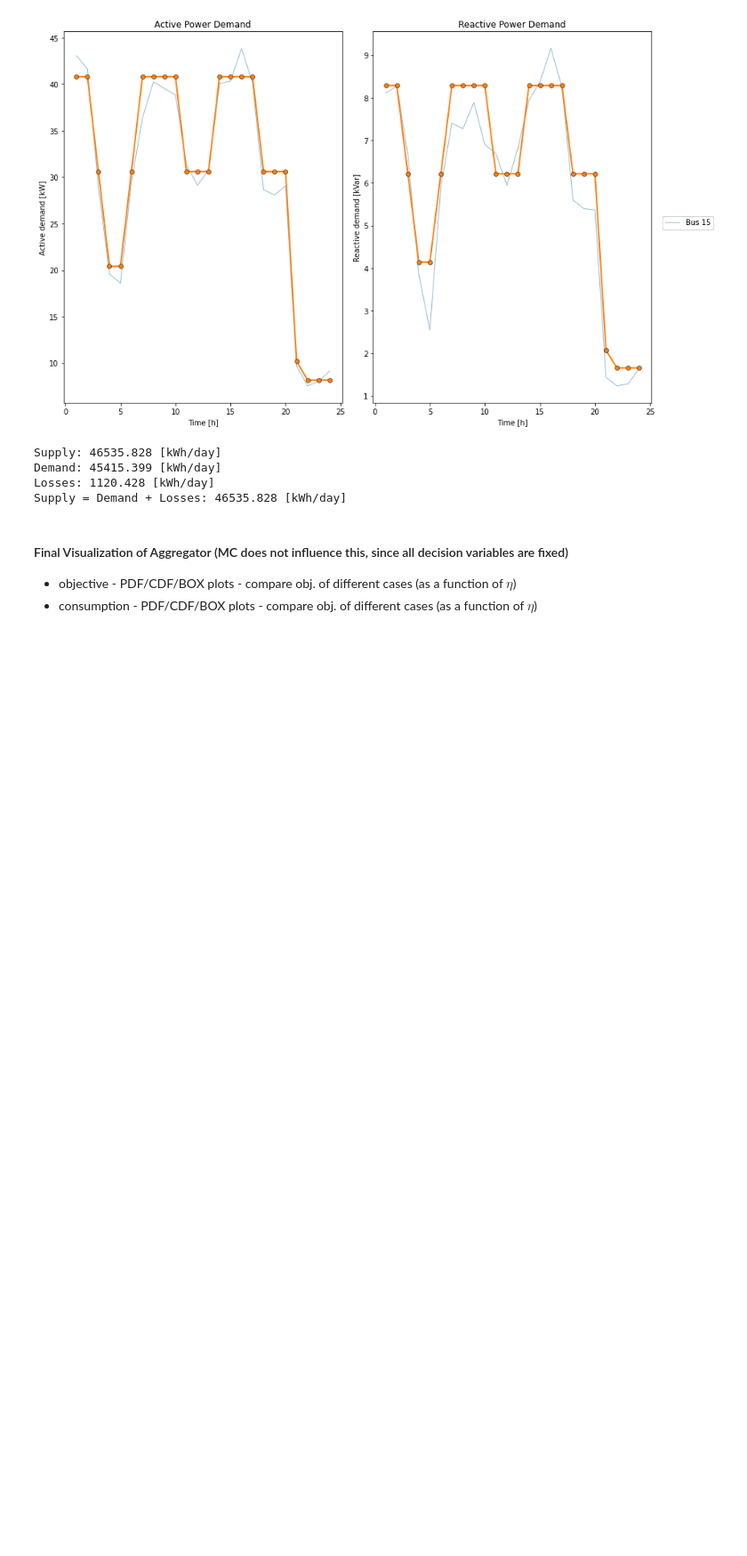
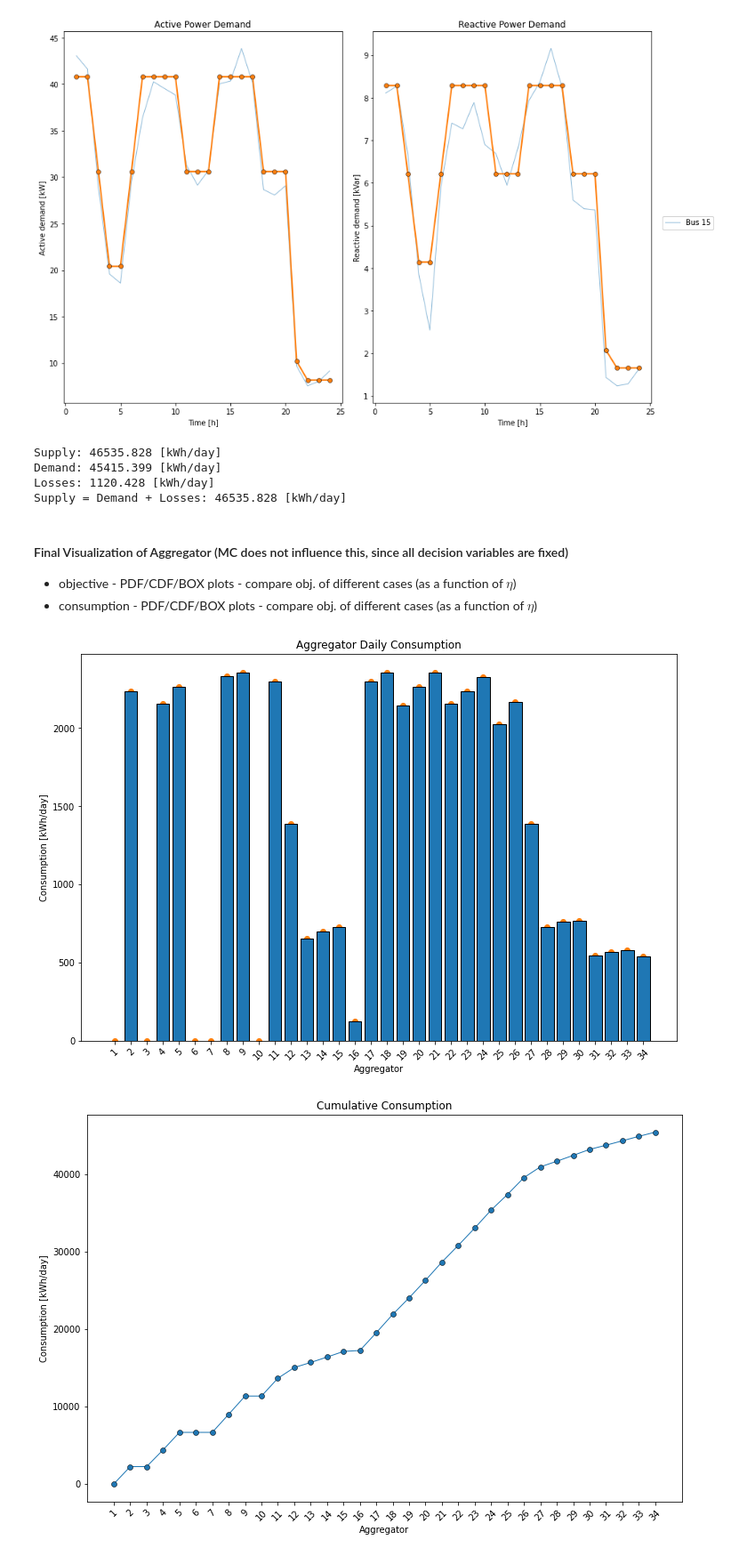
Before and after one commit to filipforro/MasterThesis, a Jupyter notebook: Pyomo/MILP_v1/MILP_v6.ipynb, the cells around one changed output. Shown: that part at 89% size. Cells and saved outputs as stored; diff of their text form; code cells hidden in the pictures; blank space fills up the shorter version.

```diff
--- a/Pyomo/MILP_v1/MILP_v6.ipynb
+++ b/Pyomo/MILP_v1/MILP_v6.ipynb
@@ -1207,3 +1128,35 @@ for d_i in base_model.AGG:
                                        sum(util.loc[t,m]*Pdmt.loc[t,m] for m in Pdmt.columns)
         AGG_res.loc[d_i, 'Objective'] = cost['Objective'].sum()
         AGG_res.loc[d_i, 'Consumption'] = Pd['Consumption'].sum()
+# %%
+AGG_res_clean = AGG_res[AGG_res['Consumption'] != 0]
+
+# fig, ax = plt.subplots(figsize=(12,8))
+# ax.hist(AGG_res_clean.loc[:, 'Objective'], density=True, edgecolor='black', linewidth=0.5, bins=10)
+# AGG_res.loc[:, 'Objective'].plot(kind='density')
+# ax.set_title('Aggregator Objective');ax.set_xlabel('Objective [$/day]');ax.set_ylabel('PDF')
+# fig.legend(bbox_to_anchor=(0.8,0.8), loc='center', borderaxespad=0);
+#
+# fig, ax = plt.subplots(figsize=(12,8))
+# ax.hist(AGG_res_clean.loc[:, 'Consumption'], density=True, edgecolor='black', linewidth=0.5, bins=10)
+# AGG_res.loc[:, 'Consumption'].plot(kind='density')
+# ax.set_title('Aggregator Consumption');ax.set_xlabel('Consumption [kWh/day]');ax.set_ylabel('PDF')
+# fig.legend(bbox_to_anchor=(0.8,0.8), loc='center', borderaxespad=0);
+
+fig, ax = plt.subplots(figsize=(12,8))
+ax.bar(AGG_res.loc[:, 'Consumption'].index, AGG_res.loc[:, 'Consumption'], ec='black')
+ax.scatter(x=AGG_res.loc[:, 'Consumption'].index, y=AGG_res.loc[:, 'Consumption'])
+ax.set_title('Aggregator Daily Consumption');ax.set_xlabel('Aggregator');ax.set_ylabel('Consumption [kWh/day]')
+ax.set_xticks(AGG_res.index)
+ax.set_xticklabels(AGG_res.index, rotation=45);
+# fig.legend(bbox_to_anchor=(0.8,0.8), loc='center', borderaxespad=0);
+
+cumulative_cons = np.cumsum(AGG_res.loc[:, 'Consumption'])
+fig, ax = plt.subplots(figsize=(12,8))
+ax.plot(cumulative_cons, '-o', lw=1, alpha=1, markeredgecolor='k', markeredgewidth=0.5)
+ax.set_title('Cumulative Consumption');ax.set_xlabel('Aggregator');ax.set_ylabel('Consumption [kWh/day]')
+ax.set_xticks(AGG_res.index)
+ax.set_xticklabels(AGG_res.index, rotation=45);
+# %% [output]
+[figure, added]
+[figure, added]
```
Also changed, not shown: parts of 1 cell of this notebook, 3 other files.
